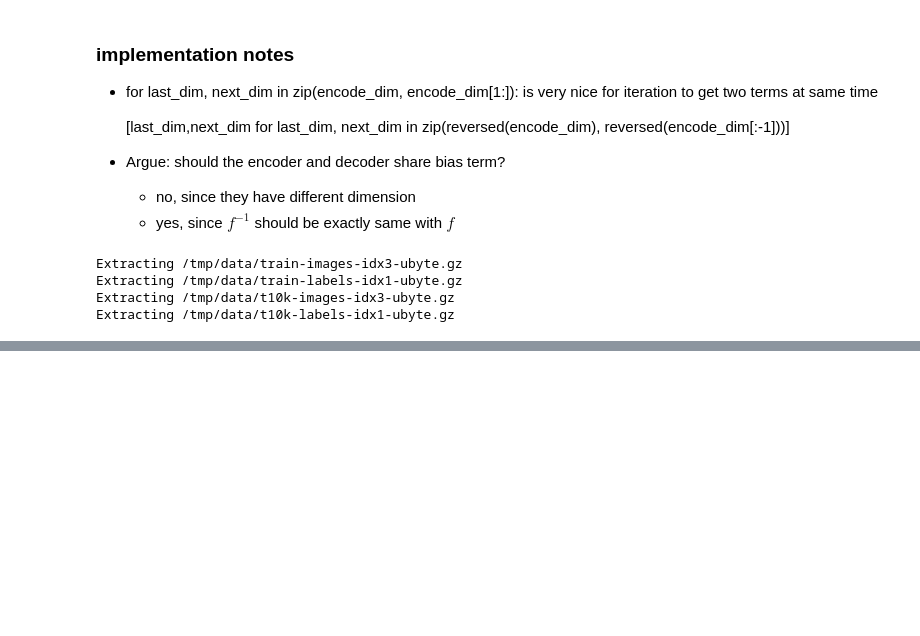
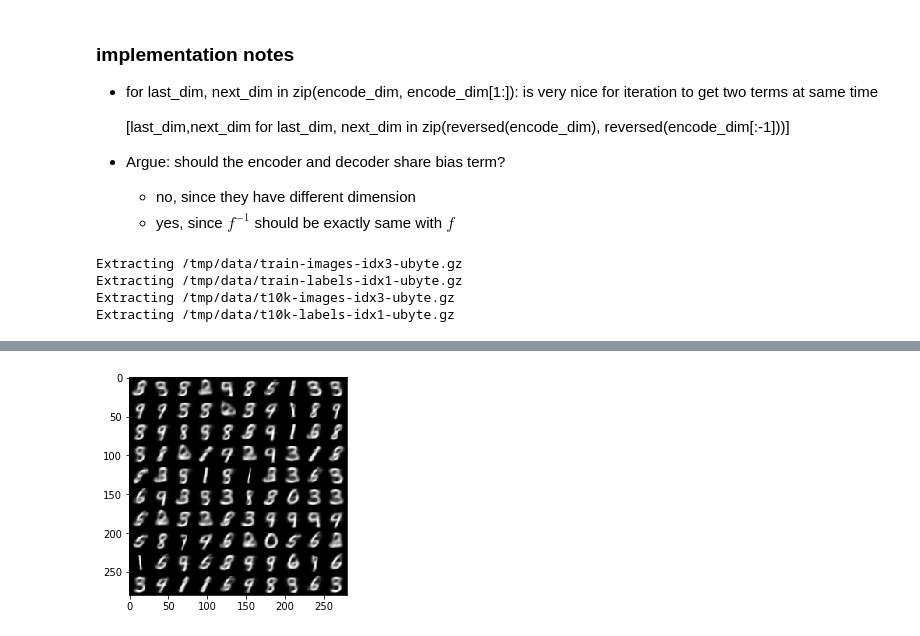
Before and after one commit to zc8340311/playground, a Jupyter notebook: VAE.ipynb, the cells around one changed output, grey strips where cells are left out. Drawn from its saved outputs; the diff is of its cells as text; code cells hidden in the pictures; blank space fills up the shorter version.

```diff
--- a/VAE.ipynb
+++ b/VAE.ipynb
@@ -68,6 +70,7 @@ with tf.Graph().as_default():
         # representation trick
         mean = tf.matmul(hidden_layer, hidden_mean_weight) + hidden_mean_bias
         variance = tf.matmul(hidden_layer, hidden_variance_weight) + hidden_variance_bias
+        print variance.shape
         # sample from N(0,1)
         samples = tf.random_normal(tf.shape(variance),dtype=tf.float32,mean=0.0,stddev=1.0,name='samples')
         hidden_layer = mean + tf.exp(variance / 2) * samples
@@ -101,4 +104,14 @@ with tf.Graph().as_default():
             _, l = sess.run([train_op, loss], feed_dict=feed_dict)
             if i % 1000 == 0 or i == 1:
                 print('Step %i, Loss: %f' % (i, l))
+
+
+        noise_input = tf.placeholder(tf.float32,shape=[None,latent_dim])
+        hidden = tf.nn.sigmoid(tf.matmul(noise_input,decode_weight) + decode_bias)
+        print "hidden",hidden.shape
+        for weight,bias in zip(reversed(weight_list),decode_bias_list):
+            hidden_layer = tf.nn.sigmoid(tf.matmul(hidden, tf.transpose(weight)) + bias)
+        out = hidden_layer
+        noise = np.random.multivariate_normal(mean = [0.,0.], cov= np.eye(2), size = 100)
+        x_mean = sess.run(out, feed_dict={noise_input: noise})
 # %% [output]
@@ -122,3 +135,9 @@ Step 30000, Loss: 156.991272
+# %%
+Xpic = I.tile_raster_images(X = x_mean, img_shape=(28,28), tile_shape=(10,10))
+plt.imshow(Xpic,cmap='gray')
+plt.show()
+# %% [output]
+[figure, added]
 # %%
 encode_dim = [784,400,200]
 for last_dim, next_dim in zip(encode_dim, encode_dim[1:]):
```
Also changed, not shown: parts of 2 cells of this notebook.
